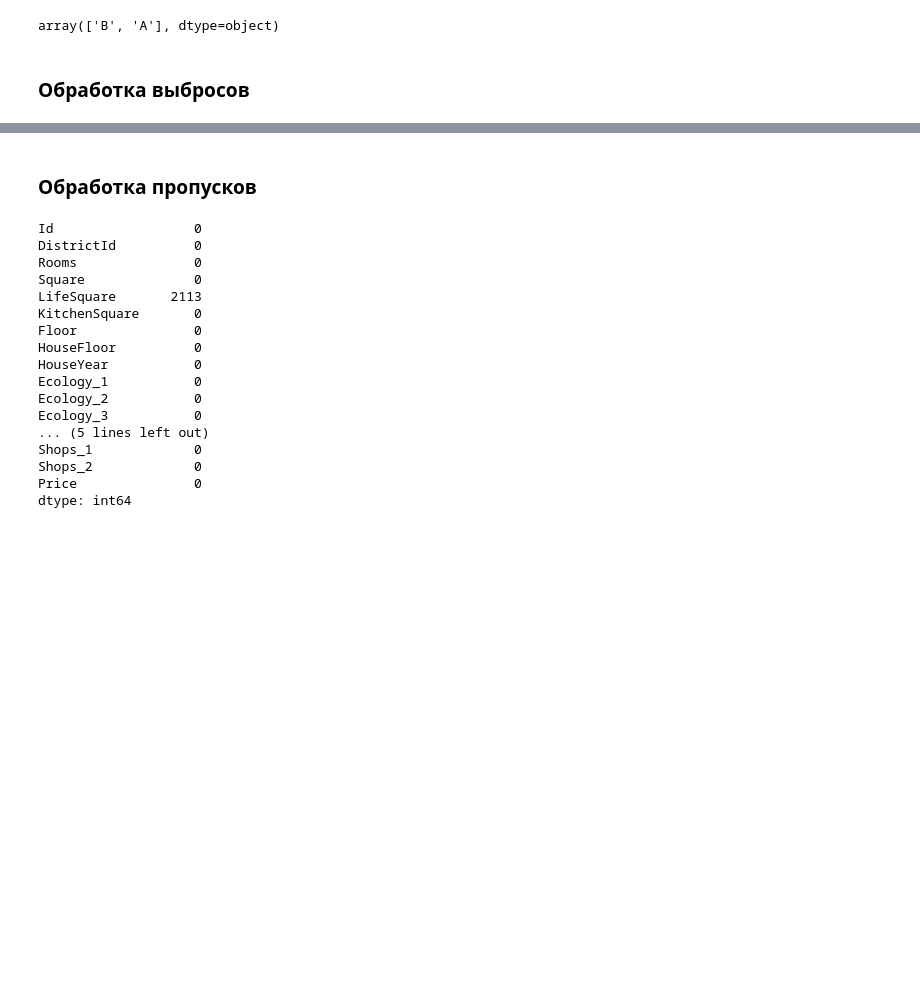
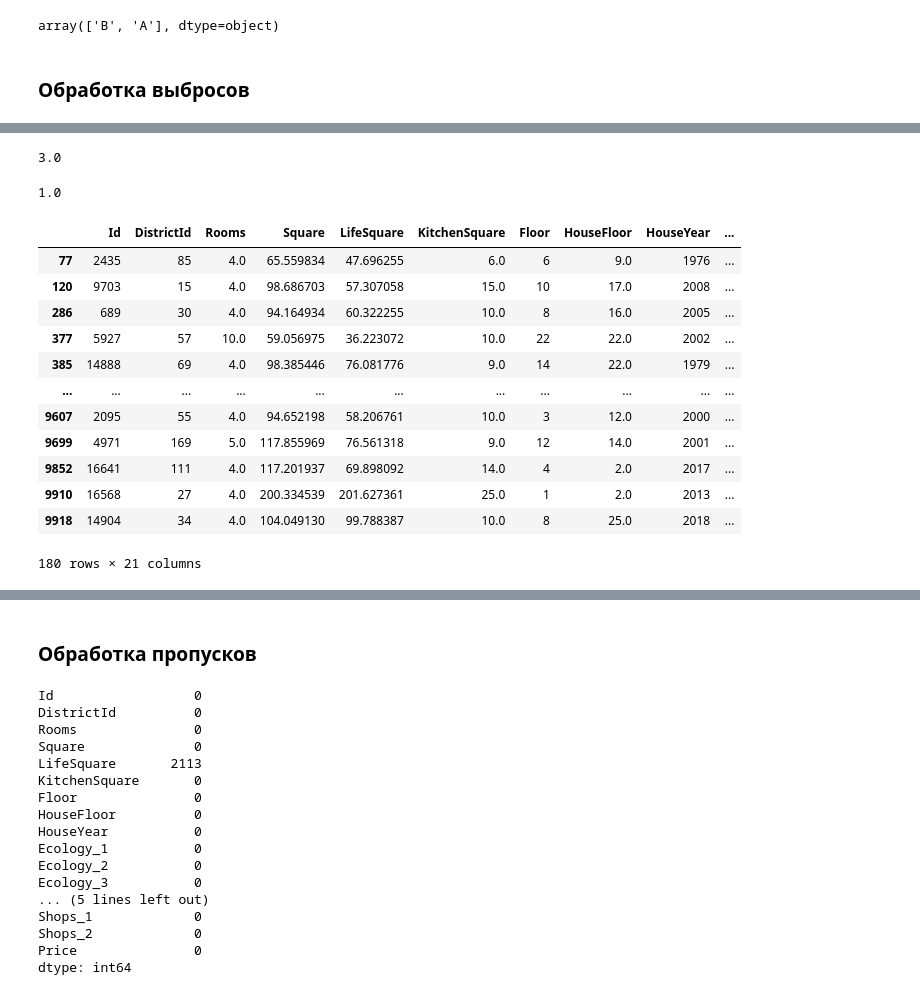
Before and after one commit to ps1on1ck/python_for_data_science_course_project, a Jupyter notebook: course_work_preparation/data_preparation_kurs.ipynb, the cells around one changed output, grey strips where cells are left out. Drawn from its saved outputs; the diff is of its cells as text; code cells hidden in the pictures; blank space fills up the shorter version.

```diff
--- a/course_work_preparation/data_preparation_kurs.ipynb
+++ b/course_work_preparation/data_preparation_kurs.ipynb
@@ -195,0 +212,27 @@ train_df.head()
+# %%
+total_rooms_max_value = np.quantile(train_df['Rooms'], q=0.975)
+total_rooms_max_value
+# %% [output]
+3.0
+# %%
+total_rooms_min_value = np.quantile(train_df['Rooms'], q=0.025)
+total_rooms_min_value
+# %% [output]
+1.0
+# %%
+condition = (train_df['Rooms'] > total_rooms_max_value) | (train_df['Rooms'] < total_rooms_min_value)
+train_df[condition]
+# %% [output]
+|  | Id | DistrictId | Rooms | Square | LifeSquare | KitchenSquare | Floor | HouseFloor | HouseYear | ... |
+| 77 | 2435 | 85 | 4.0 | 65.559834 | 47.696255 | 6.0 | 6 | 9.0 | 1976 | ... |
+| 120 | 9703 | 15 | 4.0 | 98.686703 | 57.307058 | 15.0 | 10 | 17.0 | 2008 | ... |
+| 286 | 689 | 30 | 4.0 | 94.164934 | 60.322255 | 10.0 | 8 | 16.0 | 2005 | ... |
+| 377 | 5927 | 57 | 10.0 | 59.056975 | 36.223072 | 10.0 | 22 | 22.0 | 2002 | ... |
+| 385 | 14888 | 69 | 4.0 | 98.385446 | 76.081776 | 9.0 | 14 | 22.0 | 1979 | ... |
+| ... | ... | ... | ... | ... | ... | ... | ... | ... | ... | ... |
+| 9607 | 2095 | 55 | 4.0 | 94.652198 | 58.206761 | 10.0 | 3 | 12.0 | 2000 | ... |
+| 9699 | 4971 | 169 | 5.0 | 117.855969 | 76.561318 | 9.0 | 12 | 14.0 | 2001 | ... |
+| 9852 | 16641 | 111 | 4.0 | 117.201937 | 69.898092 | 14.0 | 4 | 2.0 | 2017 | ... |
+| 9910 | 16568 | 27 | 4.0 | 200.334539 | 201.627361 | 25.0 | 1 | 2.0 | 2013 | ... |
+| 9918 | 14904 | 34 | 4.0 | 104.049130 | 99.788387 | 10.0 | 8 | 25.0 | 2018 | ... |
+180 rows × 21 columns
```
Also changed, not shown: parts of 17 cells of this notebook.
